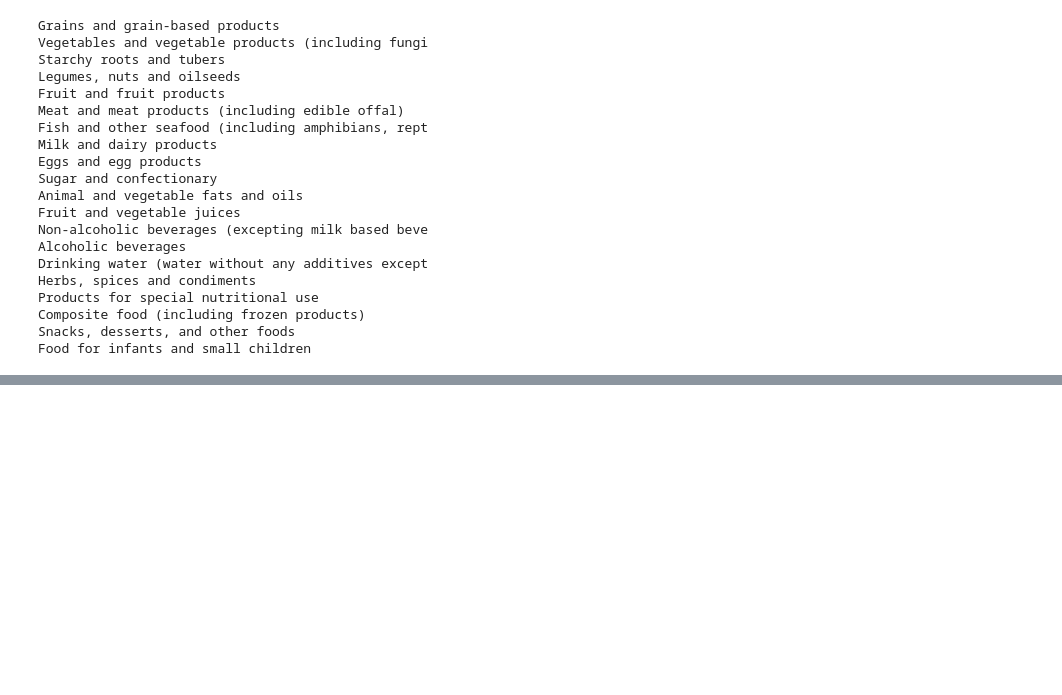
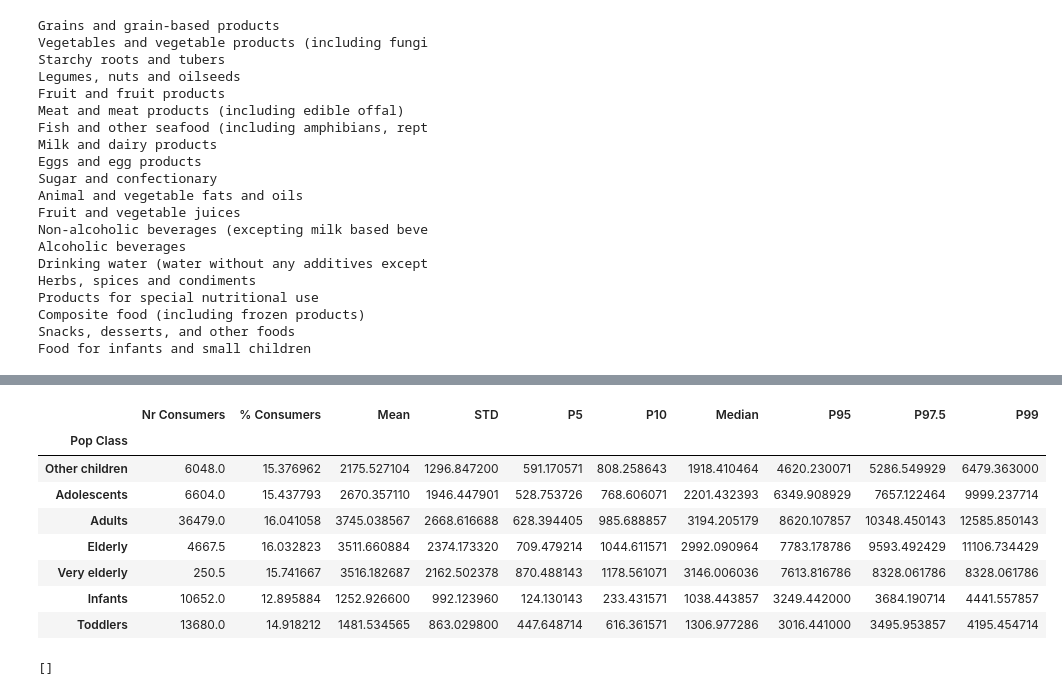
Before and after one commit to rxgranda/foodDashboard, a Jupyter notebook: Kevin_Notebook.ipynb, the cells around one changed output, grey strips where cells are left out. Cells and saved outputs as stored; diff of their text form; code cells hidden in the pictures; blank space fills up the shorter version.

Commit message:
function modifications

```diff
--- a/Kevin_Notebook.ipynb
+++ b/Kevin_Notebook.ipynb
@@ -195,0 +199,11 @@ Food for infants and small children
+# %%
+def sum_consumption_by_country(df, country_key):
+    country_filter = (df['Country'] == country_key)
+    g_stats = df[country_filter].groupby(['Country', 'Survey', 'Pop Class'], sort = False)['Mean'].sum().groupby('Pop Class', sort = False).mean().sort_index()
+    return g_stats.round(0)
+# %%
+## Call Function
+##--------------------------------------------------------
+answer = sum_consumption_by_country(df1, 'Denmark')
+print(answer.to_dict())
+print(answer['Toddlers'])
@@ -195,0 +224,5 @@ Food for infants and small children
+# %%
+pd.options.display.max_rows = 100
+# df1[ (df1['Country'] == 'Denmark') & (df1['Survey'] == 'Danish Dietary Survey')][['Pop Class','Nr Consumers', 'Foodex L1']]      ##.groupby('Survey').max()
+g_stats = df1.groupby(['Country', 'Survey', 'Pop Class'], sort = False)['Mean'].sum().groupby(['Country', 'Pop Class'], sort = False).mean()
+g_stats
@@ -195,0 +247,36 @@ Food for infants and small children
+# %%
+answer.groupby('Pop Class', sort = False).mean()
+# %% [output]
+|  | Nr Consumers | % Consumers | Mean | STD | P5 | P10 | Median | P95 | P97.5 | P99 |
+| Pop Class |  |  |  |  |  |  |  |  |  |  |
+| Other children | 6048.0 | 15.376962 | 2175.527104 | 1296.847200 | 591.170571 | 808.258643 | 1918.410464 | 4620.230071 | 5286.549929 | 6479.363000 |
+| Adolescents | 6604.0 | 15.437793 | 2670.357110 | 1946.447901 | 528.753726 | 768.606071 | 2201.432393 | 6349.908929 | 7657.122464 | 9999.237714 |
+| Adults | 36479.0 | 16.041058 | 3745.038567 | 2668.616688 | 628.394405 | 985.688857 | 3194.205179 | 8620.107857 | 10348.450143 | 12585.850143 |
+| Elderly | 4667.5 | 16.032823 | 3511.660884 | 2374.173320 | 709.479214 | 1044.611571 | 2992.090964 | 7783.178786 | 9593.492429 | 11106.734429 |
+| Very elderly | 250.5 | 15.741667 | 3516.182687 | 2162.502378 | 870.488143 | 1178.561071 | 3146.006036 | 7613.816786 | 8328.061786 | 8328.061786 |
+| Infants | 10652.0 | 12.895884 | 1252.926600 | 992.123960 | 124.130143 | 233.431571 | 1038.443857 | 3249.442000 | 3684.190714 | 4441.557857 |
+| Toddlers | 13680.0 | 14.918212 | 1481.534565 | 863.029800 | 447.648714 | 616.361571 | 1306.977286 | 3016.441000 | 3495.953857 | 4195.454714 |
+# %%
+import psycopg2
+
+try:
+    connect_str = "dbname='testpython' user='postgres' host='localhost' " + \
+                  "password='myOwnPassword'"
+    # use our connection values to establish a connection
+    conn = psycopg2.connect(connect_str)
+    # create a psycopg2 cursor that can execute queries
+    cursor = conn.cursor()
+    # create a new table with a single column called "name"
+#     cursor.execute("""CREATE TABLE tutorials (name char(40));""")
+    # run a SELECT statement - no data in there, but we can try it
+    cursor.execute("""SELECT * from tutorials""")
+    rows = cursor.fetchall()
+    print(rows)
+    conn.commit() # <--- makes sure the change is shown in the database
+    cursor.close()
+    conn.close()
+except Exception as e:
+    print("Uh oh, can't connect. Invalid dbname, user or password?")
+    print(e)
+# %% [output]
+[]
```
Also changed, not shown: parts of 9 cells of this notebook, 1 other file.
